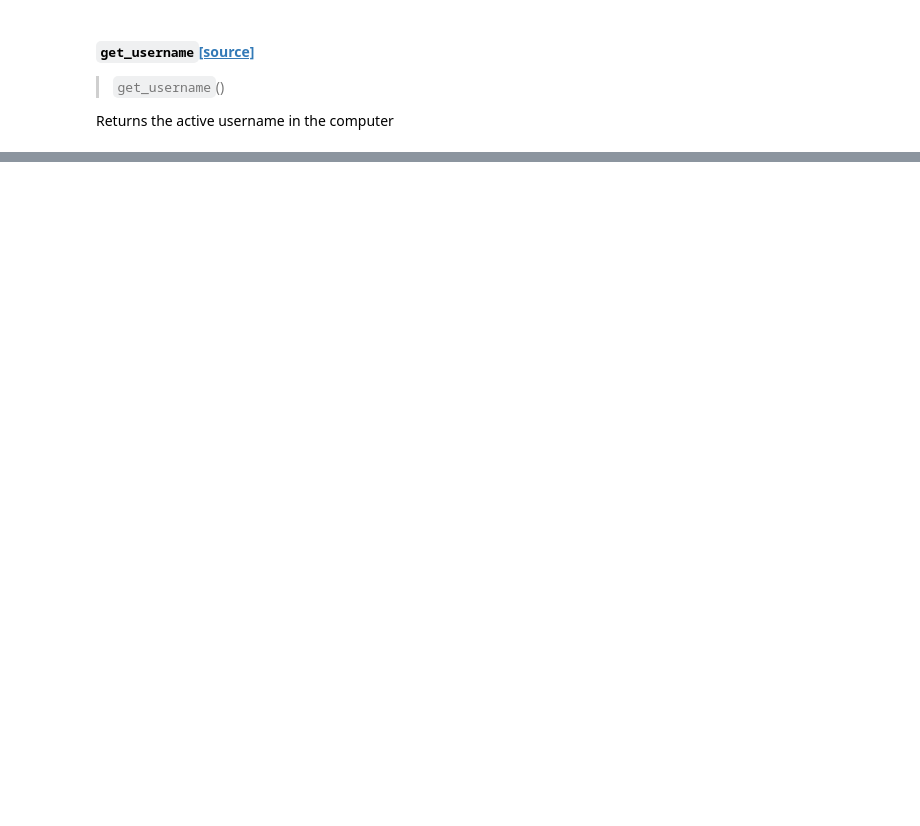
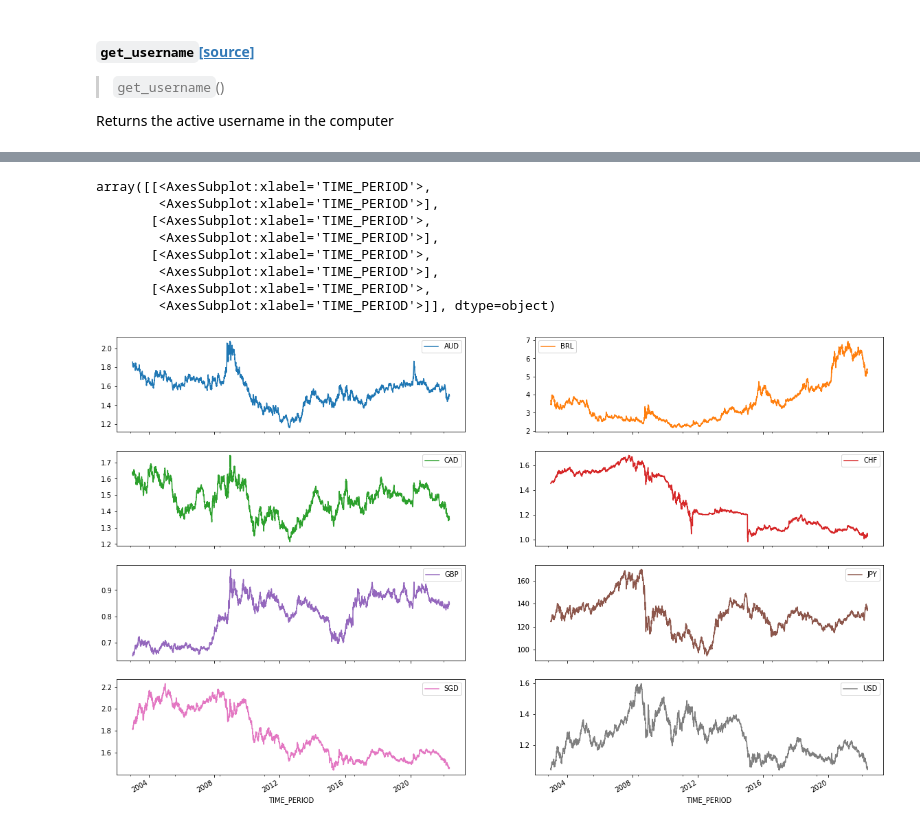
Before and after one commit to dkgaraujo/gingado, a Jupyter notebook: 00_utils.ipynb, the cells around one changed output, grey strips where cells are left out. Cells and saved outputs as stored; diff of their text form; code cells hidden in the pictures; blank space fills up the shorter version.

```diff
--- a/00_utils.ipynb
+++ b/00_utils.ipynb
@@ -44,3 +50,24 @@ show_doc(get_datetime)
 # %%
 d = get_datetime()
 assert isinstance(d, str)
+# %%
+#hide
+#export
+import pandasdmx as sdmx
+
+def load_EURFX_data():
+    "Loads a real-life dataset for testing use cases."
+    ecb = sdmx.Request('ECB')
+    flow_msg = ecb.dataflow()
+    exr_msg = ecb.dataflow('EXR')
+    exr_flow = exr_msg.dataflow.EXR
+    dsd = exr_flow.structure
+    key = {
+    "CURRENCY": ['EUR', 'AUD', 'BRL', 'CAD', 'CHF', 'GBP', 'JPY', 'SGD', 'USD'],
+    "FREQ": 'D'
+    }
+    params = {"startPeriod": '2003'}
+    data_msg = ecb.data('EXR', key=key, params=params, dsd=dsd)
+    EUR_FX = sdmx.to_pandas(data_msg.data[0], datetime='TIME_PERIOD')
+    EUR_FX = EUR_FX.droplevel(['FREQ', 'CURRENCY_DENOM', 'EXR_TYPE', 'EXR_SUFFIX'], axis=1).dropna(how='all')
+    return EUR_FX
@@ -46,0 +82,14 @@ assert isinstance(d, str)
+# %%
+EUR_FX = load_EURFX_data()
+# %%
+EUR_FX.plot(subplots=True, layout=(4, 2), figsize=(20, 13))
+# %% [output]
+array([[<AxesSubplot:xlabel='TIME_PERIOD'>,
+        <AxesSubplot:xlabel='TIME_PERIOD'>],
+       [<AxesSubplot:xlabel='TIME_PERIOD'>,
+        <AxesSubplot:xlabel='TIME_PERIOD'>],
+       [<AxesSubplot:xlabel='TIME_PERIOD'>,
+        <AxesSubplot:xlabel='TIME_PERIOD'>],
+       [<AxesSubplot:xlabel='TIME_PERIOD'>,
+        <AxesSubplot:xlabel='TIME_PERIOD'>]], dtype=object)
+[figure, added]
```
Also changed, not shown: parts of 7 cells of this notebook, 17 other files.
